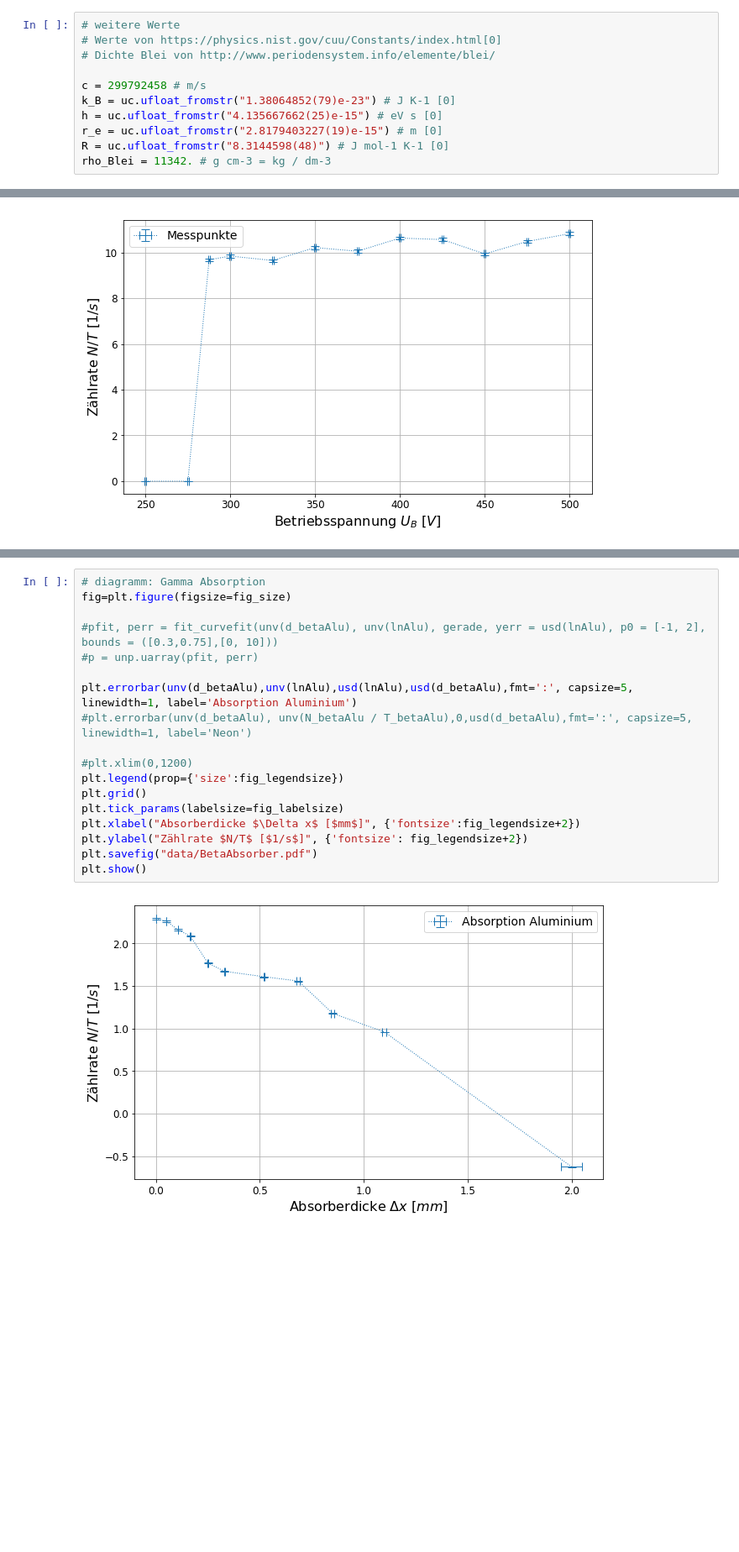
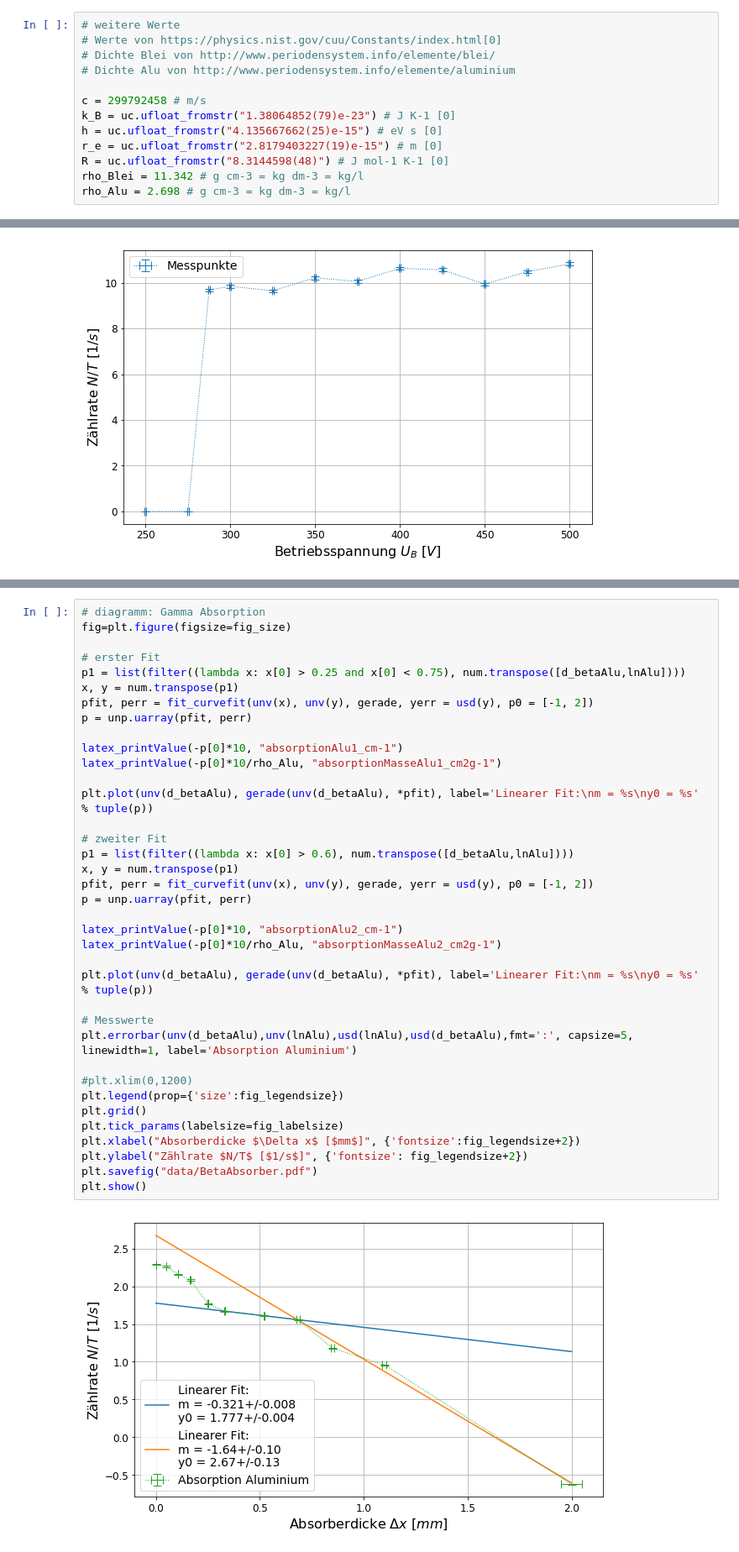
Before and after one commit to dfb159/Studium, a Jupyter notebook: Exp1/Versuchsbericht 14 - A3/11Mi_A3_02_05_2018.ipynb, the cells around one changed output, grey strips where cells are left out. Shown at 84% size. Saved outputs shown, nothing was run; the diff lists cells and outputs as text; blank space fills up the shorter version.

```diff
--- a/Exp1/Versuchsbericht 14 - A3/11Mi_A3_02_05_2018.ipynb
+++ b/Exp1/Versuchsbericht 14 - A3/11Mi_A3_02_05_2018.ipynb
@@ -91,13 +91,15 @@ T_gammaBlei = unp.uarray(data[:,2], unc_t) # dritte Spalte Zeit fuer eine Messun
 # weitere Werte
 # Werte von https://physics.nist.gov/cuu/Constants/index.html[0]
 # Dichte Blei von http://www.periodensystem.info/elemente/blei/
+# Dichte Alu von http://www.periodensystem.info/elemente/aluminium
 
 c = 299792458 # m/s
 k_B = uc.ufloat_fromstr("1.38064852(79)e-23") # J K-1 [0]
 h = uc.ufloat_fromstr("4.135667662(25)e-15") # eV s [0]
 r_e = uc.ufloat_fromstr("2.8179403227(19)e-15") # m [0]
 R = uc.ufloat_fromstr("8.3144598(48)") # J mol-1 K-1 [0]
-rho_Blei = 11342. # g cm-3 = kg / dm-3
+rho_Blei = 11.342 # g cm-3 = kg dm-3 = kg/l
+rho_Alu = 2.698 # g cm-3 = kg dm-3 = kg/l
 # %%
 # Rechnung
 
@@ -168,20 +170,39 @@ plt.show()
 # %%
 # diagramm: Gamma Absorption
 fig=plt.figure(figsize=fig_size)
 
-#pfit, perr = fit_curvefit(unv(d_betaAlu), unv(lnAlu), gerade, yerr = usd(lnAlu), p0 = [-1, 2], bounds = ([0.3,0.75],[0, 10]))
-#p = unp.uarray(pfit, perr)
+# erster Fit
+p1 = list(filter((lambda x: x[0] > 0.25 and x[0] < 0.75), num.transpose([d_betaAlu,lnAlu])))
+x, y = num.transpose(p1)
+pfit, perr = fit_curvefit(unv(x), unv(y), gerade, yerr = usd(y), p0 = [-1, 2])
+p = unp.uarray(pfit, perr)
 
+latex_printValue(-p[0]*10, "absorptionAlu1_cm-1")
+latex_printValue(-p[0]*10/rho_Alu, "absorptionMasseAlu1_cm2g-1")
+
+plt.plot(unv(d_betaAlu), gerade(unv(d_betaAlu), *pfit), label='Linearer Fit:\nm = %s\ny0 = %s' % tuple(p))
+
+# zweiter Fit
+p1 = list(filter((lambda x: x[0] > 0.6), num.transpose([d_betaAlu,lnAlu])))
+x, y = num.transpose(p1)
+pfit, perr = fit_curvefit(unv(x), unv(y), gerade, yerr = usd(y), p0 = [-1, 2])
+p = unp.uarray(pfit, perr)
+
+latex_printValue(-p[0]*10, "absorptionAlu2_cm-1")
+latex_printValue(-p[0]*10/rho_Alu, "absorptionMasseAlu2_cm2g-1")
+
+plt.plot(unv(d_betaAlu), gerade(unv(d_betaAlu), *pfit), label='Linearer Fit:\nm = %s\ny0 = %s' % tuple(p))
+
+# Messwerte
 plt.errorbar(unv(d_betaAlu),unv(lnAlu),usd(lnAlu),usd(d_betaAlu),fmt=':', capsize=5, linewidth=1, label='Absorption Aluminium')
-#plt.errorbar(unv(d_betaAlu), unv(N_betaAlu / T_betaAlu),0,usd(d_betaAlu),fmt=':', capsize=5, linewidth=1, label='Neon')
 
 #plt.xlim(0,1200)
 plt.legend(prop={'size':fig_legendsize})
 plt.grid()
 plt.tick_params(labelsize=fig_labelsize)
 plt.xlabel("Absorberdicke $\Delta x$ [$mm$]", {'fontsize':fig_legendsize+2})
 plt.ylabel("Zählrate $N/T$ [$1/s$]", {'fontsize': fig_legendsize+2})
 plt.savefig("data/BetaAbsorber.pdf")
 plt.show()
 # %% [output]
-[figure, old version]
+[figure, new version]
```
Also changed, not shown: parts of 1 cell of this notebook, 11 other files.
